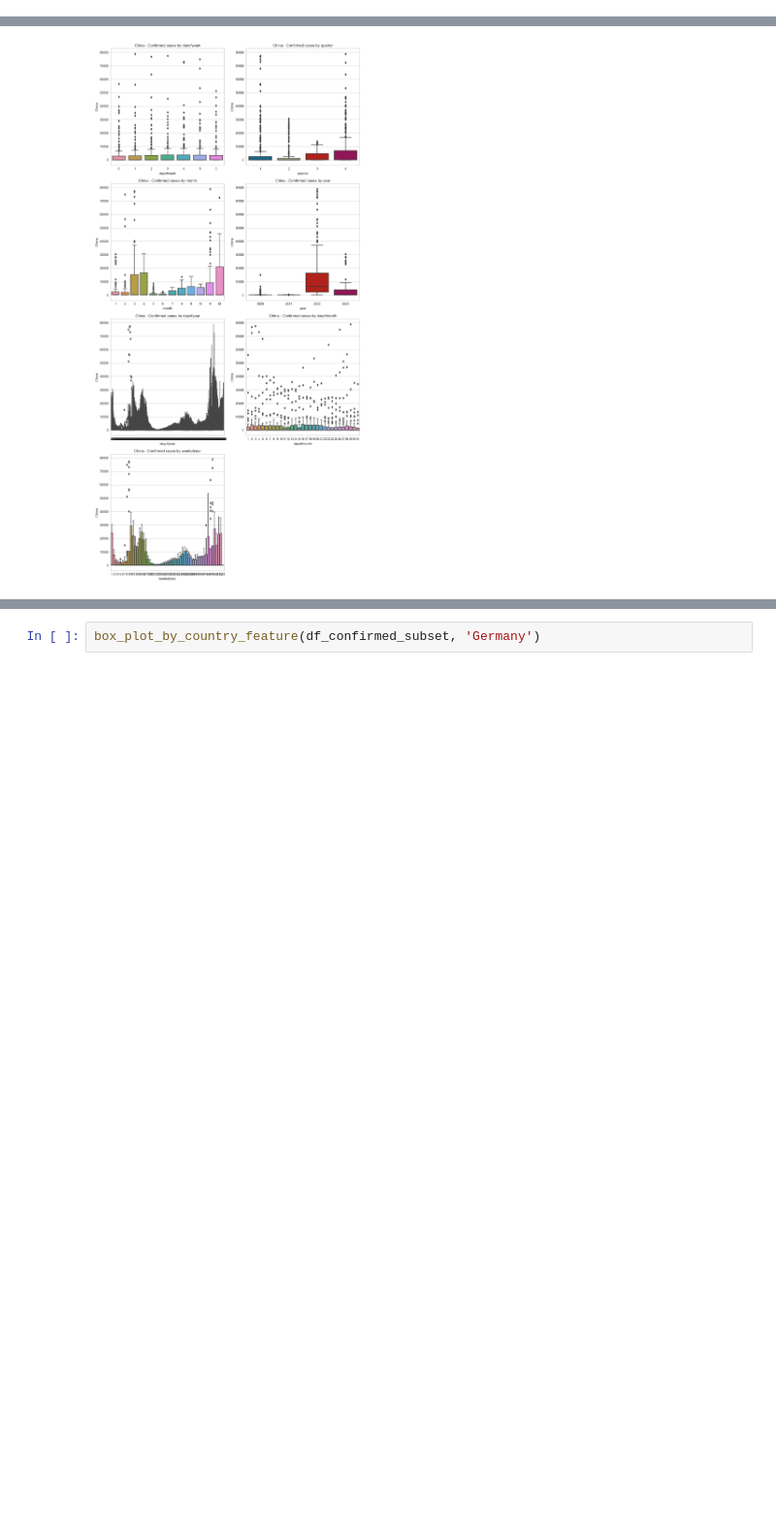
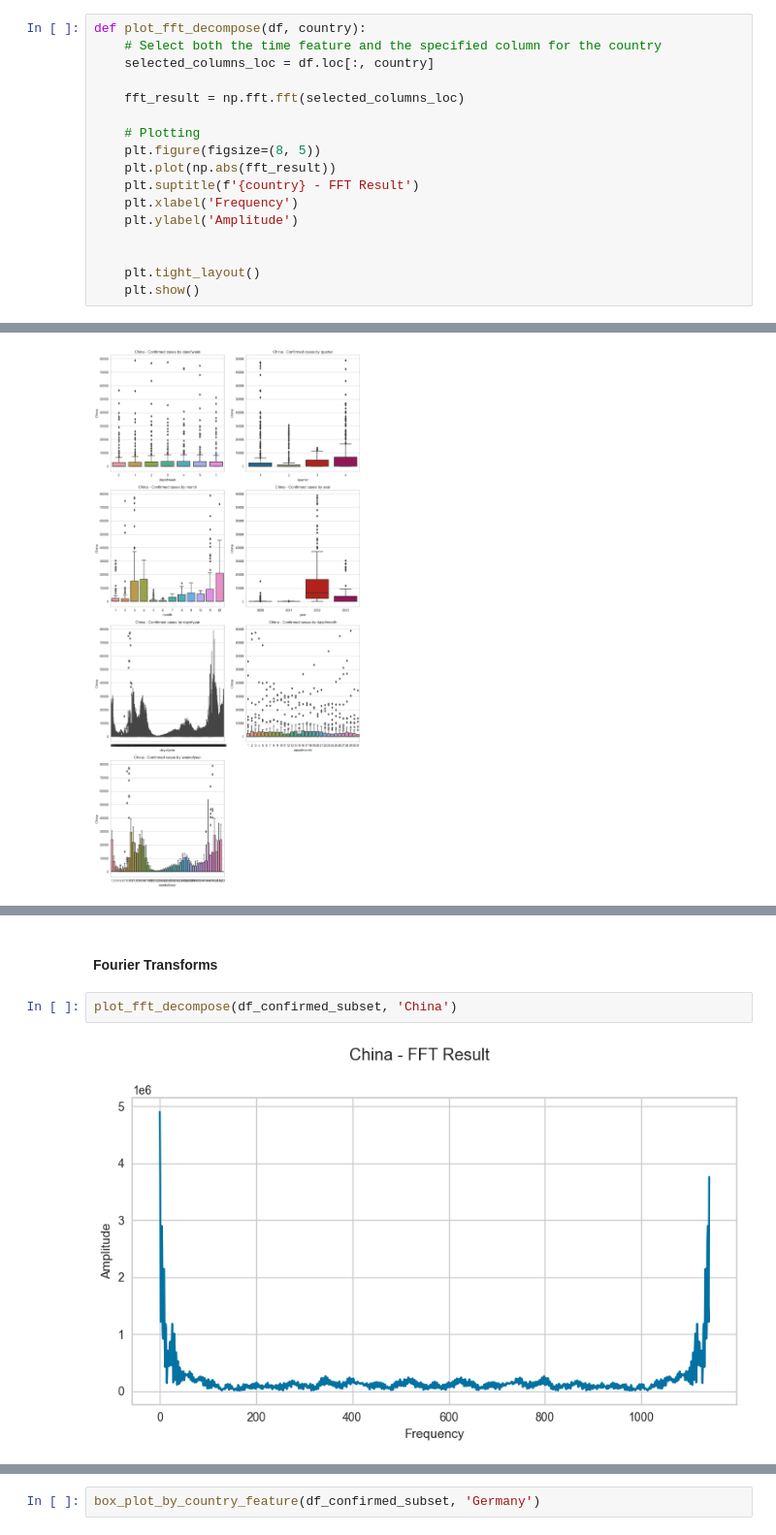
Before and after one commit to thisisqubika/talos-forecasting, a Jupyter notebook: covid19_confirmed_cases_1_EDA.ipynb, the cells around one changed output, grey strips where cells are left out. Shown at 97% size. Saved outputs shown, nothing was run; the diff lists cells and outputs as text; blank space fills up the shorter version.

```diff
--- a/covid19_confirmed_cases_1_EDA.ipynb
+++ b/covid19_confirmed_cases_1_EDA.ipynb
@@ -211,0 +249,17 @@ hist_by_country(df_confirmed_subset, countries, x_range=(0, 400000))
+# %%
+def plot_fft_decompose(df, country):
+    # Select both the time feature and the specified column for the country
+    selected_columns_loc = df.loc[:, country]
+
+    fft_result = np.fft.fft(selected_columns_loc)
+
+    # Plotting
+    plt.figure(figsize=(8, 5))
+    plt.plot(np.abs(fft_result))
+    plt.suptitle(f'{country} - FFT Result')
+    plt.xlabel('Frequency')
+    plt.ylabel('Amplitude')
+
+
+    plt.tight_layout()
+    plt.show()
@@ -271,0 +324,6 @@ box_plot_by_country_feature(df_confirmed_subset, 'India')
+# %% [markdown]
+#### Fourier Transforms
+# %%
+plot_fft_decompose(df_confirmed_subset, 'China')
+# %% [output]
+[figure, added]
```
Also changed, not shown: parts of 66 cells of this notebook.
